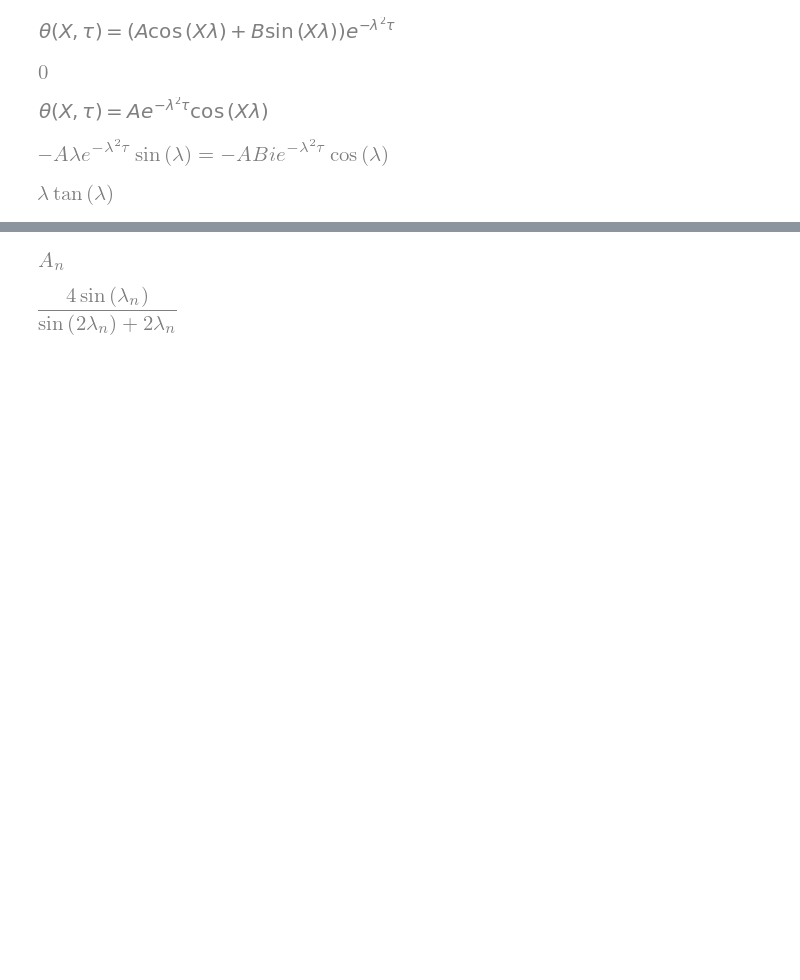
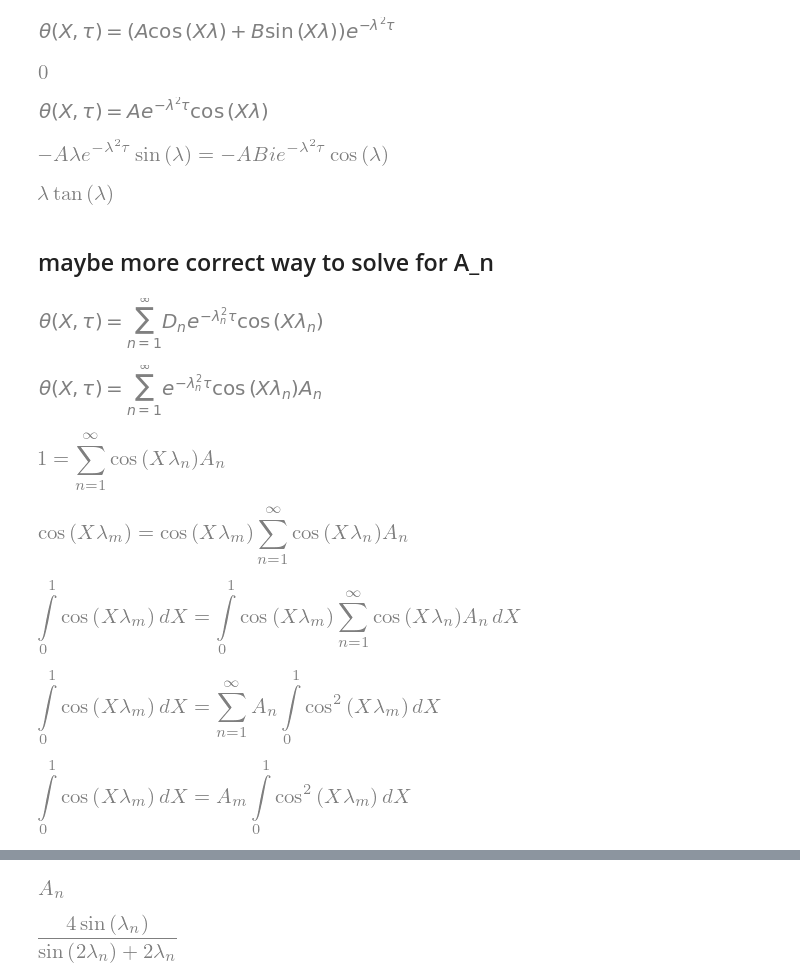
Before and after one commit to juliet29/windows, a Jupyter notebook: analysis/notebooks/230725_conduction2.ipynb, the cells around one changed output, grey strips where cells are left out. Saved outputs shown, nothing was run; the diff lists cells and outputs as text; code cells hidden in the pictures; blank space fills up the shorter version.

```diff
--- a/analysis/notebooks/230725_conduction2.ipynb
+++ b/analysis/notebooks/230725_conduction2.ipynb
@@ -57,3 +53,5 @@ Bi_solve = smp.solve(bc2_eq, Bi, domain=smp.S.Reals)[0]
 Bi_solve # has infinite values...
 # %% [output]
 [figure]
+# %% [markdown]
+## maybe more correct way to solve for A_n
@@ -59,0 +64,16 @@ Bi_solve # has infinite values...
+# %%
+D_n, lambda_n = symbols("D_n, lambda_n") # EQ4orary bc not sure if can sub directly #TODO test out...
+Eq(theta,
+    Sum(
+        gen_eq2.rhs,
+        (n, 1, oo)
+    ).subs({A: D_n, lam: lambda_n})
+)
+# %% [output]
+[figure, added]
+# %%
+Aix = IndexedBase("A")
+
+_.subs(D_n, Aix[n])
+# %% [output]
+[figure, added]
@@ -59,0 +82,19 @@ Bi_solve # has infinite values...
+# %%
+# theta(x,0)  = 1
+
+Eq(1, EQ1.rhs.subs(tau, 0))
+# %% [output]
+[figure, added]
+# %%
+# orthogonal fun
+# lamix = IndexedBase("lambda")
+
+lambda_m = symbols("lambda_m", finite=True)
+# var("m", integer=True, positive=True)
+apply(_, Mul, cos(x*lambda_m))
+# %% [output]
+[figure, added]
+# %%
+apply(_, Integral, (x, 0, 1))
+# %% [output]
+[figure, added]
@@ -59,0 +103,18 @@ Bi_solve # has infinite values...
+# %%
+# rhs => swap integration and summation
+
+Eq(EQ2.lhs,
+    Sum(
+        Aix[n] *
+        Integral(cos(lambda_m*x) * cos(lambda_m*x), (x, 0, 1)),
+        (n, 1, oo)
+    )
+)
+# %% [output]
+[figure, added]
+# %%
+# change An => Am really => removed the summation and made constant ..
+# due to orthogonality property => terms vanish except for when n = m
+Eq(_.lhs, _.rhs.args[0].subs(n, m))
+# %% [output]
+[figure, added]
```
Also changed, not shown: parts of 36 cells of this notebook, 2 other files.
